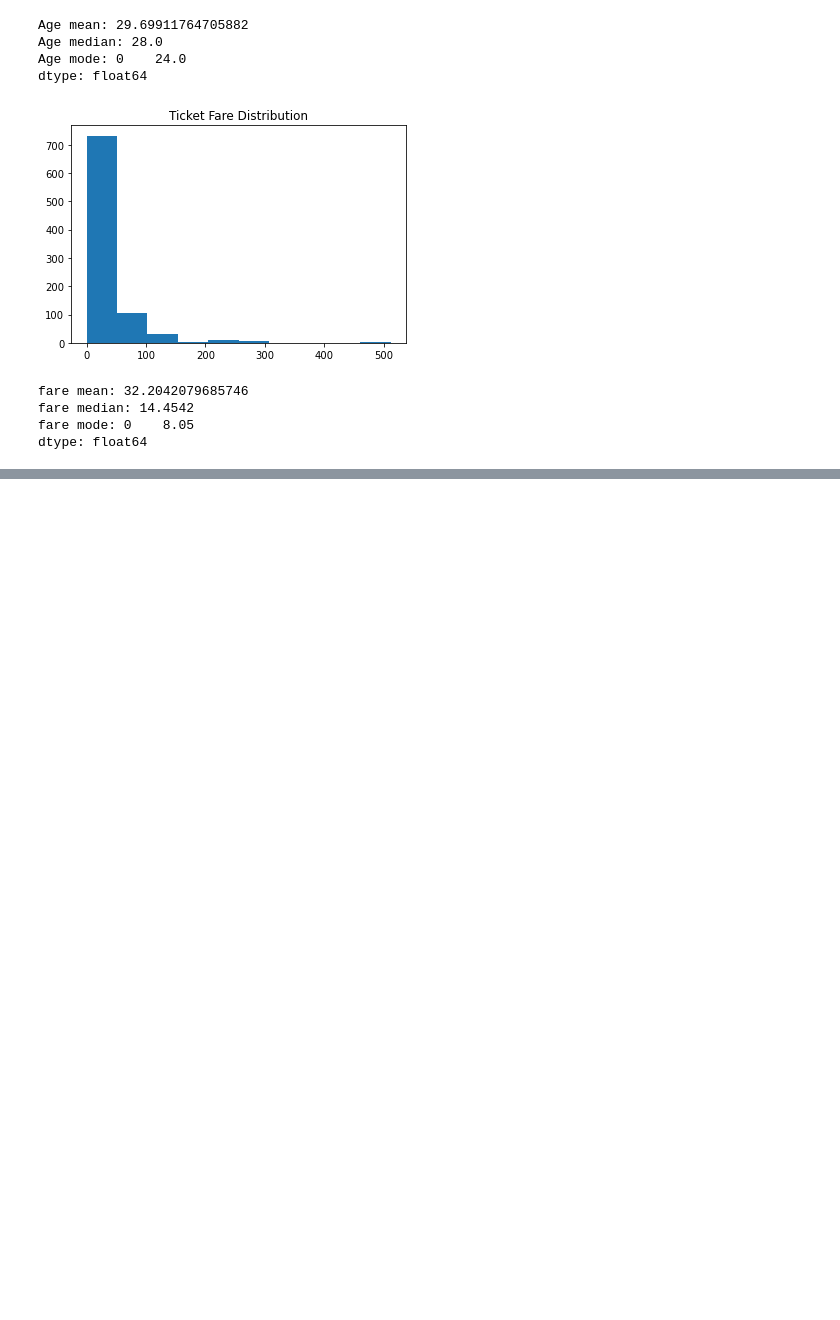
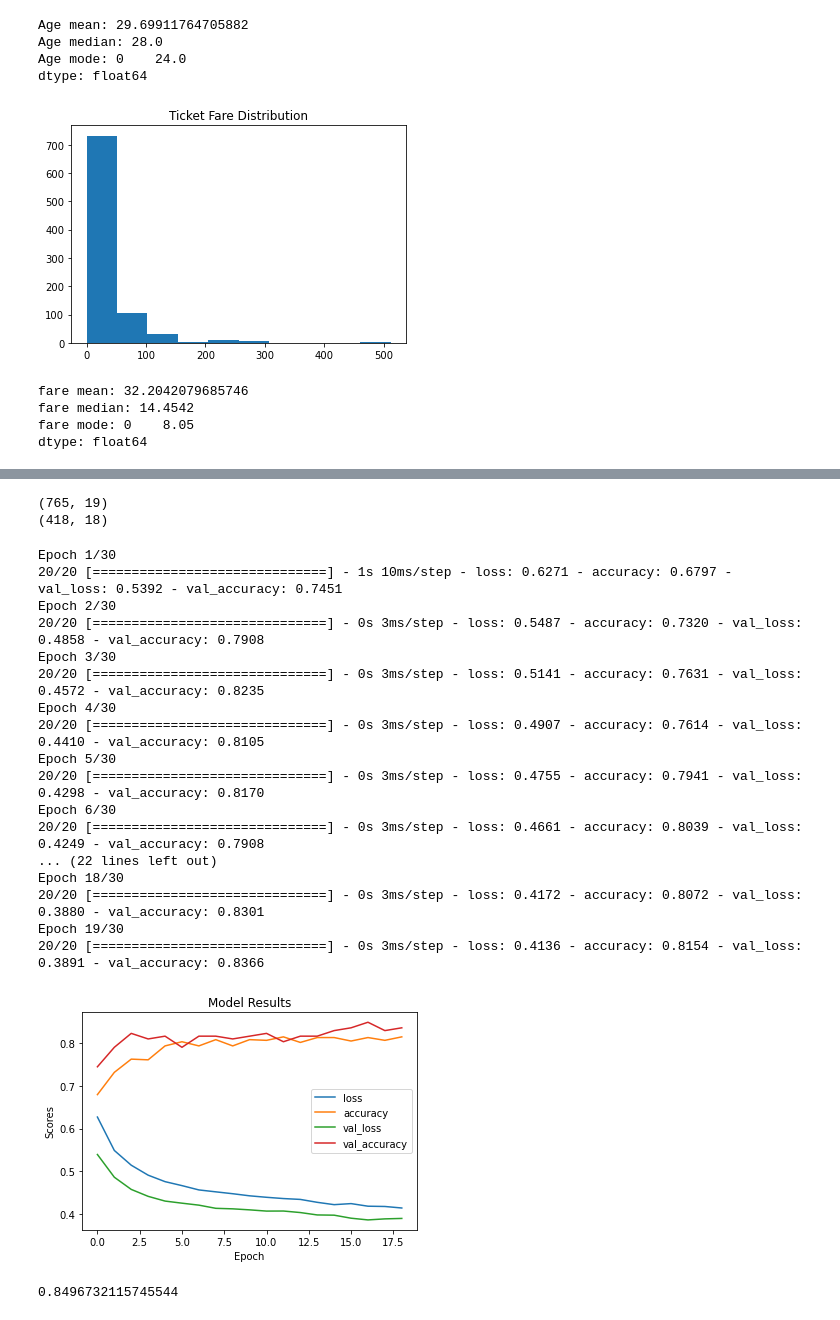
Before and after one commit to swuttipat/titanic, a Jupyter notebook: titanic-ml.ipynb, the cells around one changed output, grey strips where cells are left out. Saved outputs shown, nothing was run; the diff lists cells and outputs as text; code cells hidden in the pictures; blank space fills up the shorter version.

```diff
--- a/titanic-ml.ipynb
+++ b/titanic-ml.ipynb
@@ -355,0 +392,75 @@ Create .csv Model: Random Forest --> Done
+# %%
+print(train.shape)
+print(test.shape)
+# %% [output]
+(765, 19)
+(418, 18)
+# %%
+import tensorflow as tf
+from tensorflow.keras.callbacks import EarlyStopping
+
+tf.random.set_seed(42)
+
+
+X_train = train.drop('survived', axis=1)
+y_train = train.survived
+
+early_stopping = EarlyStopping(patience=2)
+
+# Define the model
+model = tf.keras.Sequential([
+    tf.keras.layers.Dense(64, activation='relu', input_shape=(18,)),
+    tf.keras.layers.Dense(64, activation='relu'),
+
+    tf.keras.layers.Dense(1, activation='sigmoid')
+])
+
+# Compile the model
+model.compile(optimizer='adam',
+              loss='binary_crossentropy',
+              metrics=['accuracy'])
+
+# Train the model
+history = model.fit(X_train, y_train,
+                    epochs=30,
+                    batch_size=32,
+                    validation_split=0.2,
+                    callbacks=early_stopping)
+
+import matplotlib.pyplot as plt
+
+results =  history.history
+# Plot the accuracy history
+# plot each line in the dictionary
+for key in results:
+    plt.plot(results[key], label=key)
+
+
+# Plot a model results
+plt.title('Model Results')
+plt.ylabel('Scores')
+plt.xlabel('Epoch')
+plt.legend(list(results.keys()))
+plt.show()
+
+print(max(history.history['val_accuracy']))
+# %% [output]
+Epoch 1/30
+20/20 [==============================] - 1s 10ms/step - loss: 0.6271 - accuracy: 0.6797 - val_loss: 0.5392 - val_accuracy: 0.7451
+Epoch 2/30
+20/20 [==============================] - 0s 3ms/step - loss: 0.5487 - accuracy: 0.7320 - val_loss: 0.4858 - val_accuracy: 0.7908
+Epoch 3/30
+20/20 [==============================] - 0s 3ms/step - loss: 0.5141 - accuracy: 0.7631 - val_loss: 0.4572 - val_accuracy: 0.8235
+Epoch 4/30
+20/20 [==============================] - 0s 3ms/step - loss: 0.4907 - accuracy: 0.7614 - val_loss: 0.4410 - val_accuracy: 0.8105
+Epoch 5/30
+20/20 [==============================] - 0s 3ms/step - loss: 0.4755 - accuracy: 0.7941 - val_loss: 0.4298 - val_accuracy: 0.8170
+Epoch 6/30
+20/20 [==============================] - 0s 3ms/step - loss: 0.4661 - accuracy: 0.8039 - val_loss: 0.4249 - val_accuracy: 0.7908
+... (22 lines left out)
+Epoch 18/30
+20/20 [==============================] - 0s 3ms/step - loss: 0.4172 - accuracy: 0.8072 - val_loss: 0.3880 - val_accuracy: 0.8301
+Epoch 19/30
+20/20 [==============================] - 0s 3ms/step - loss: 0.4136 - accuracy: 0.8154 - val_loss: 0.3891 - val_accuracy: 0.8366
+[figure, added]
+0.8496732115745544
```
Also changed, not shown: parts of 18 cells of this notebook, 2 other files.
